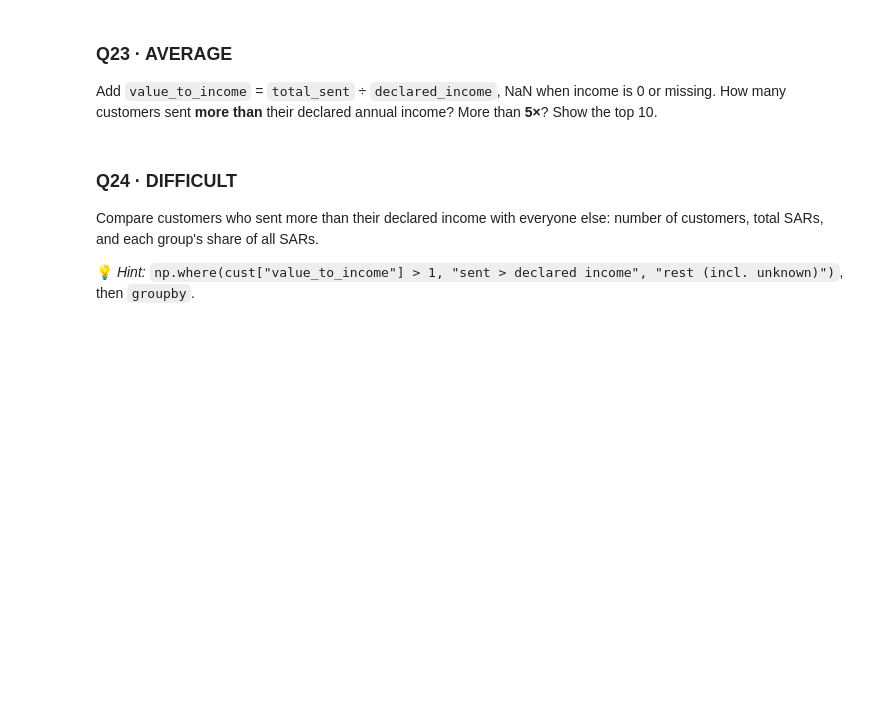
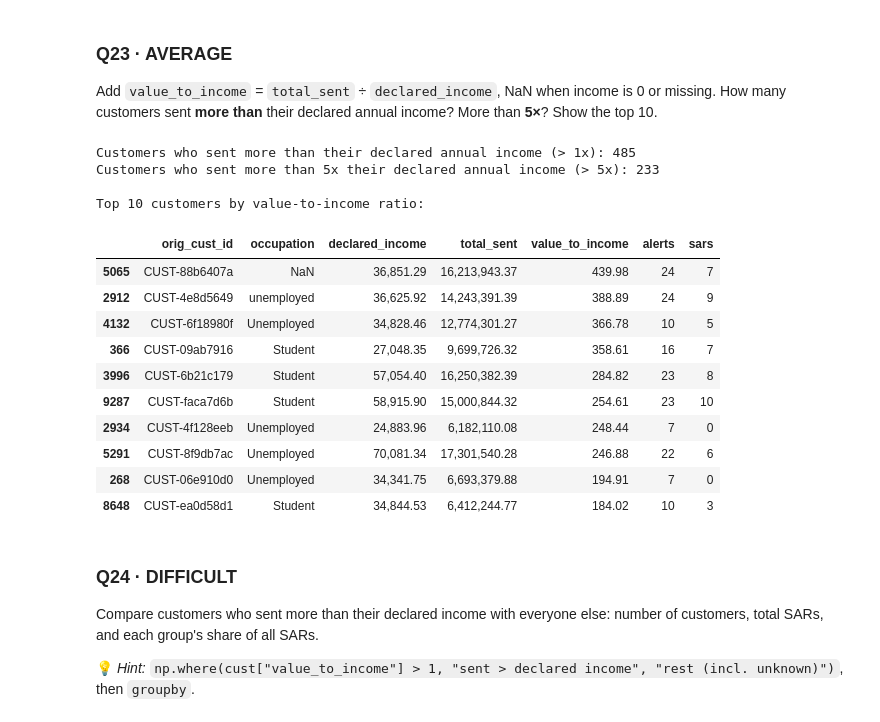
Before and after one commit to n5n0/eskwelabs-portfolio, a Jupyter notebook: py7_tables_practice_bank_Crinan.ipynb, the cells around one changed output. Cells and saved outputs as stored; diff of their text form; code cells hidden in the pictures; blank space fills up the shorter version.

```diff
--- a/py7_tables_practice_bank_Crinan.ipynb
+++ b/py7_tables_practice_bank_Crinan.ipynb
@@ -422,6 +952,45 @@ Reconcile `cust`: does `total_sent` add up to the extract total? How many custom
 Add `value_to_income` = `total_sent` ÷ `declared_income`, NaN when income is 0 or missing. How many customers sent **more than** their declared annual income? More than **5×**? Show the top 10.
 # %%
 # Your code here
+# %%
+# Q23: Add value_to_income and analyze extreme senders
+
+# Calculate value_to_income ratio, setting it to NaN if declared_income is 0 or missing
+cust["value_to_income"] = np.where(
+    (cust["declared_income"] > 0) & (cust["declared_income"].notna()),
+    cust["total_sent"] / cust["declared_income"],
+    np.nan
+)
+
+# Count customers sending more than their declared annual income (> 1x)
+sent_above_income = (cust["value_to_income"] > 1).sum()
+
+# Count customers sending more than 5x their declared annual income (> 5x)
+sent_above_5x_income = (cust["value_to_income"] > 5).sum()
+
+print(f"Customers who sent more than their declared annual income (> 1x): {sent_above_income:,}")
+print(f"Customers who sent more than 5x their declared annual income (> 5x): {sent_above_5x_income:,}\n")
+
+# Display the top 10 customers by value_to_income
+print("Top 10 customers by value-to-income ratio:")
+top_10_senders = cust.sort_values("value_to_income", ascending=False).head(10)
+display(top_10_senders[["orig_cust_id", "occupation", "declared_income", "total_sent", "value_to_income", "alerts", "sars"]])
+# %% [output]
+Customers who sent more than their declared annual income (> 1x): 485
+Customers who sent more than 5x their declared annual income (> 5x): 233
+
+Top 10 customers by value-to-income ratio:
+|  | orig_cust_id | occupation | declared_income | total_sent | value_to_income | alerts | sars |
+| 5065 | CUST-88b6407a | NaN | 36,851.29 | 16,213,943.37 | 439.98 | 24 | 7 |
+| 2912 | CUST-4e8d5649 | unemployed | 36,625.92 | 14,243,391.39 | 388.89 | 24 | 9 |
+| 4132 | CUST-6f18980f | Unemployed | 34,828.46 | 12,774,301.27 | 366.78 | 10 | 5 |
+| 366 | CUST-09ab7916 | Student | 27,048.35 | 9,699,726.32 | 358.61 | 16 | 7 |
+| 3996 | CUST-6b21c179 | Student | 57,054.40 | 16,250,382.39 | 284.82 | 23 | 8 |
+| 9287 | CUST-faca7d6b | Student | 58,915.90 | 15,000,844.32 | 254.61 | 23 | 10 |
+| 2934 | CUST-4f128eeb | Unemployed | 24,883.96 | 6,182,110.08 | 248.44 | 7 | 0 |
+| 5291 | CUST-8f9db7ac | Unemployed | 70,081.34 | 17,301,540.28 | 246.88 | 22 | 6 |
+| 268 | CUST-06e910d0 | Unemployed | 34,341.75 | 6,693,379.88 | 194.91 | 7 | 0 |
+| 8648 | CUST-ea0d58d1 | Student | 34,844.53 | 6,412,244.77 | 184.02 | 10 | 3 |
 # %% [markdown]
 ### Q24 · DIFFICULT
 
```
Also changed, not shown: parts of 48 cells of this notebook.
